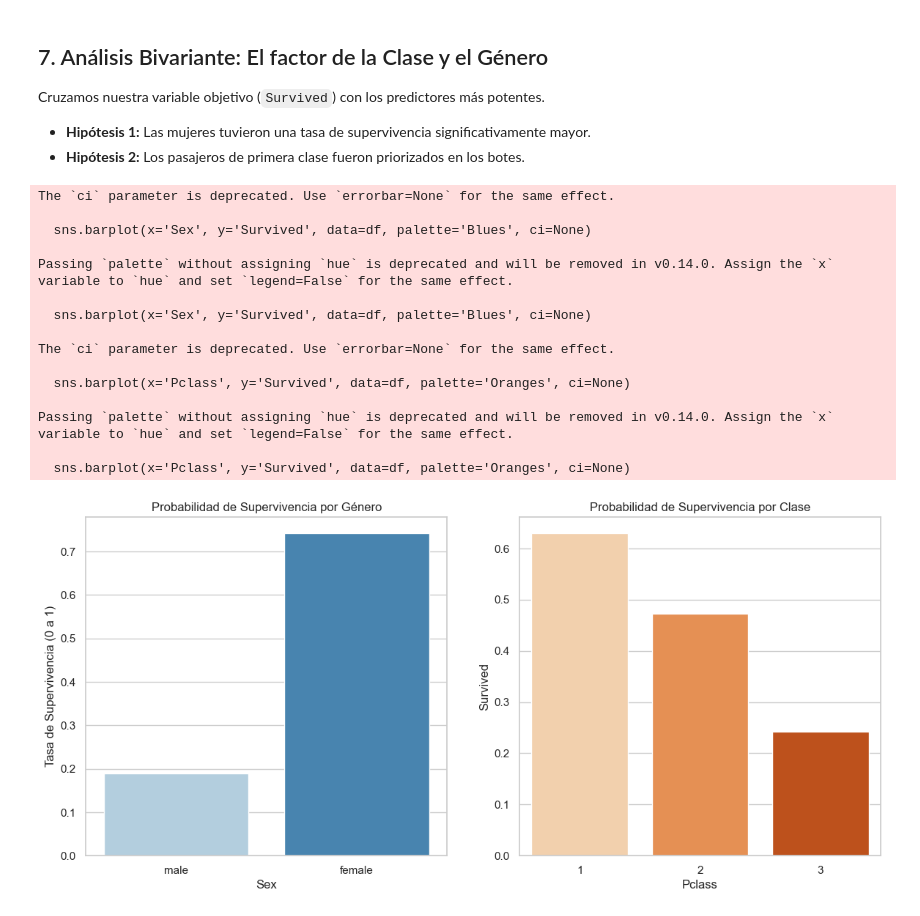
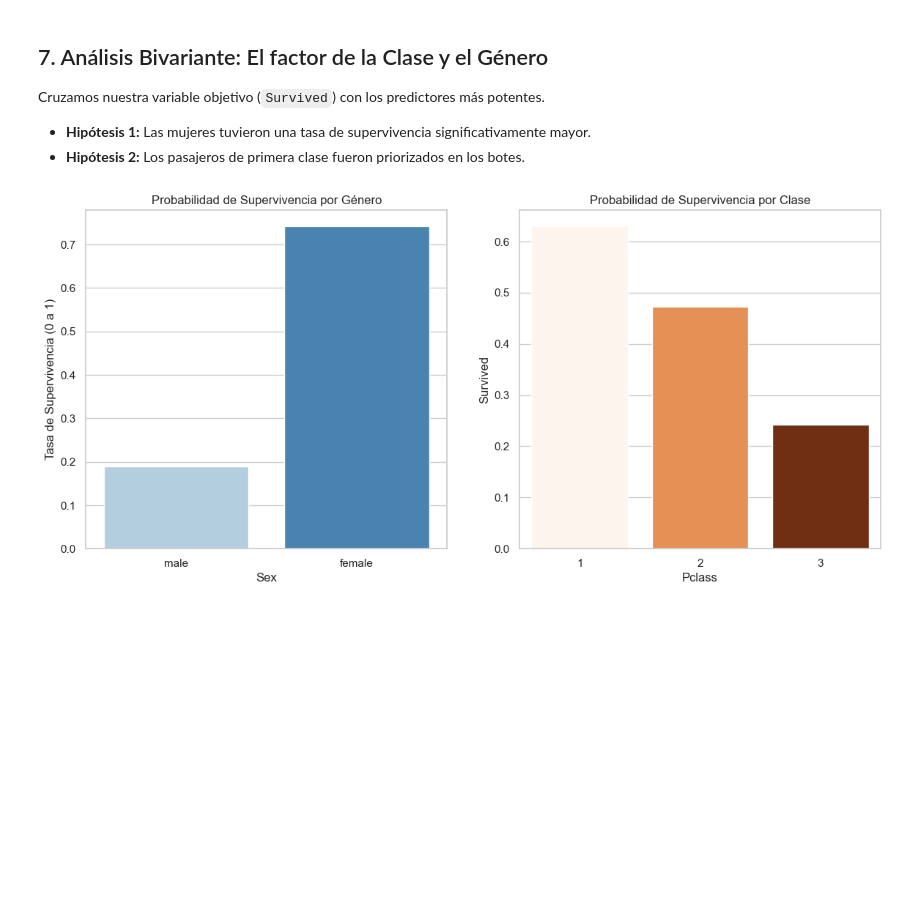
Before and after one commit to chema74/IA_Especialista, a Jupyter notebook: notebooks/mes_01_datos/S1_titanic_eda.ipynb, the cells around one changed output. Drawn from its saved outputs; the diff is of its cells as text; code cells hidden in the pictures; blank space fills up the shorter version.

```diff
--- a/notebooks/mes_01_datos/S1_titanic_eda.ipynb
+++ b/notebooks/mes_01_datos/S1_titanic_eda.ipynb
@@ -127,32 +127,19 @@ Cruzamos nuestra variable objetivo (`Survived`) con los predictores más potente
 # %%
 plt.figure(figsize=(14, 6))
 
 # 1. Supervivencia por Género
+
 plt.subplot(1, 2, 1)
-sns.barplot(x='Sex', y='Survived', data=df, palette='Blues', ci=None)
+sns.barplot(x='Sex', y='Survived', data=df, hue='Sex', palette='Blues', errorbar=None, legend=False)
 plt.title('Probabilidad de Supervivencia por Género')
 plt.ylabel('Tasa de Supervivencia (0 a 1)')
 
 # 2. Supervivencia por Clase
+# Hacemos lo mismo: hue asignado a la misma variable x
 plt.subplot(1, 2, 2)
-sns.barplot(x='Pclass', y='Survived', data=df, palette='Oranges', ci=None)
+sns.barplot(x='Pclass', y='Survived', data=df, hue='Pclass', palette='Oranges', errorbar=None, legend=False)
 plt.title('Probabilidad de Supervivencia por Clase')
 
 plt.show()
 # %% [output]
-The `ci` parameter is deprecated. Use `errorbar=None` for the same effect.
-
-  sns.barplot(x='Sex', y='Survived', data=df, palette='Blues', ci=None)
-
-Passing `palette` without assigning `hue` is deprecated and will be removed in v0.14.0. Assign the `x` variable to `hue` and set `legend=False` for the same effect.
-
-  sns.barplot(x='Sex', y='Survived', data=df, palette='Blues', ci=None)
-
-The `ci` parameter is deprecated. Use `errorbar=None` for the same effect.
-
-  sns.barplot(x='Pclass', y='Survived', data=df, palette='Oranges', ci=None)
-
-Passing `palette` without assigning `hue` is deprecated and will be removed in v0.14.0. Assign the `x` variable to `hue` and set `legend=False` for the same effect.
-
-  sns.barplot(x='Pclass', y='Survived', data=df, palette='Oranges', ci=None)
-[figure, old version]
+[figure, new version]
```
Also changed, not shown: parts of 2 cells of this notebook.
